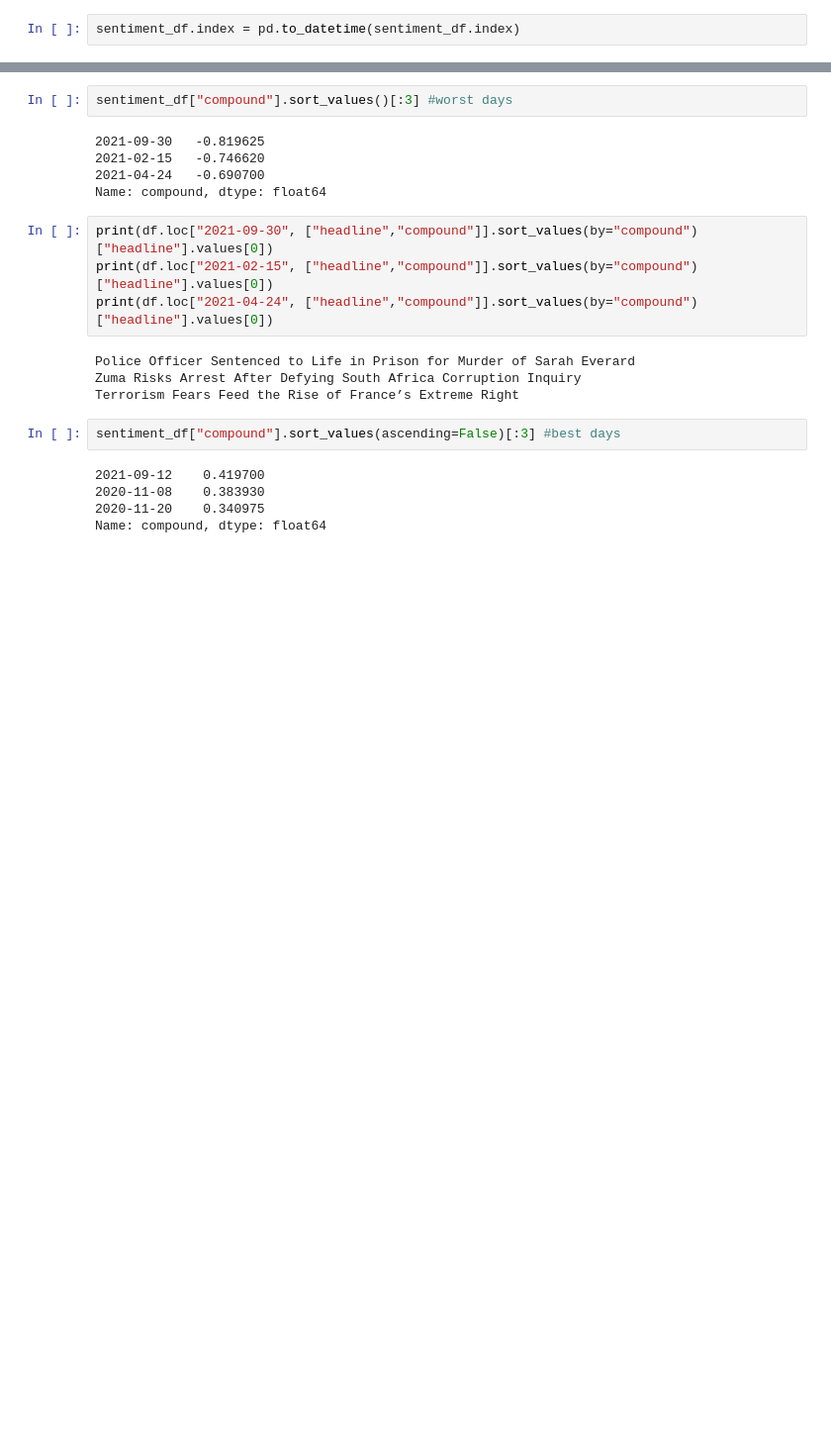
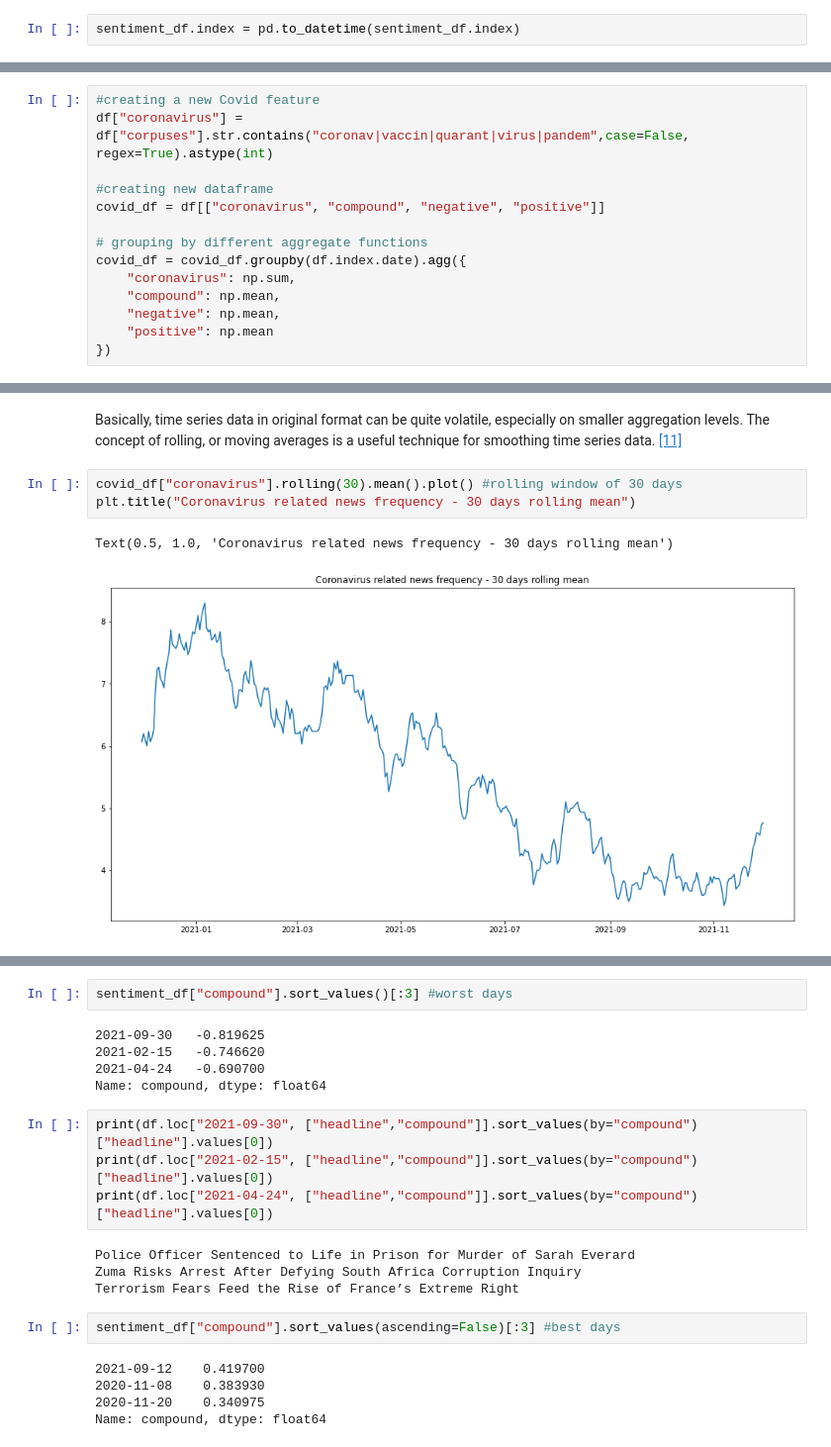
Before and after one commit to massigarg/NYT-news-analysis, a Jupyter notebook: NYT_news_analysis_part_2.ipynb, the cells around one changed output, grey strips where cells are left out. Shown at 99% size. Cells and saved outputs as stored; diff of their text form; blank space fills up the shorter version.

```diff
--- a/NYT_news_analysis_part_2.ipynb
+++ b/NYT_news_analysis_part_2.ipynb
@@ -434,0 +352,14 @@ spot the lowest and highest compound value of that day
+# %%
+#creating a new Covid feature
+df["coronavirus"] = df["corpuses"].str.contains("coronav|vaccin|quarant|virus|pandem",case=False, regex=True).astype(int)
+
+#creating new dataframe
+covid_df = df[["coronavirus", "compound", "negative", "positive"]]
+
+# grouping by different aggregate functions
+covid_df = covid_df.groupby(df.index.date).agg({
+    "coronavirus": np.sum,
+    "compound": np.mean,
+    "negative": np.mean,
+    "positive": np.mean
+})
@@ -434,0 +375,8 @@ spot the lowest and highest compound value of that day
+# %% [markdown]
+Basically, time series data in original format can be quite volatile, especially on smaller aggregation levels. The concept of rolling, or moving averages is a useful technique for smoothing time series data. [[11]](#references_)
+# %%
+covid_df["coronavirus"].rolling(30).mean().plot() #rolling window of 30 days
+plt.title("Coronavirus related news frequency - 30 days rolling mean")
+# %% [output]
+Text(0.5, 1.0, 'Coronavirus related news frequency - 30 days rolling mean')
+[figure, added]
```
Also changed, not shown: parts of 134 cells of this notebook, 1 other file.
